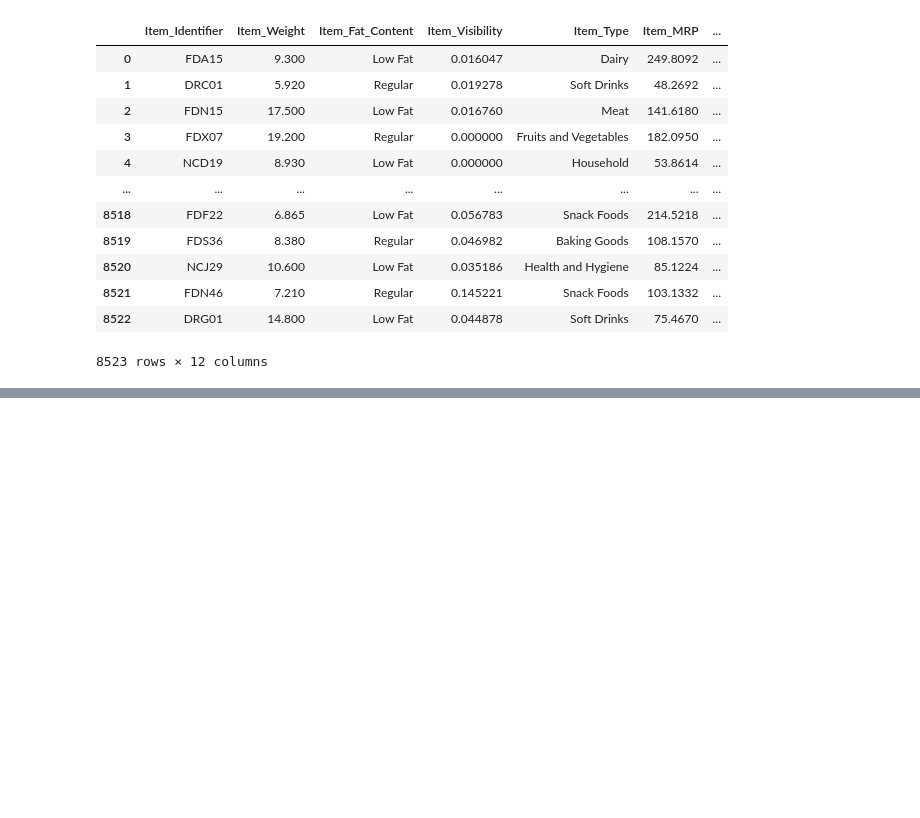
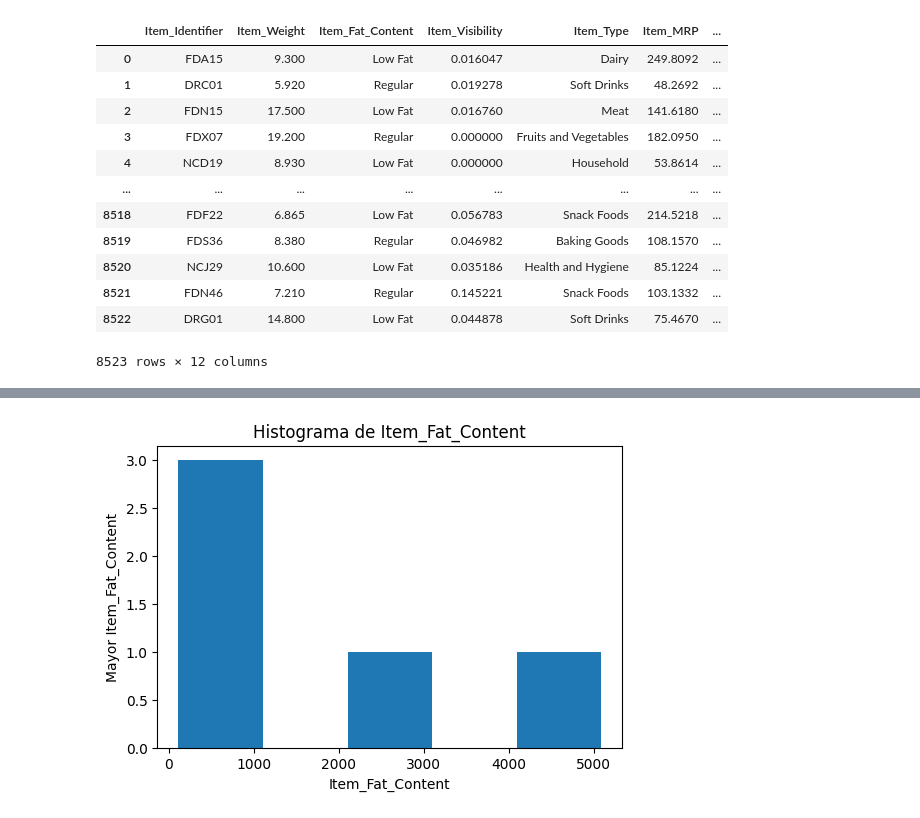
Before and after one commit to aabarzu/sales-predictions, a Jupyter notebook: salesPredictions.ipynb, the cells around one changed output, grey strips where cells are left out. Cells and saved outputs as stored; diff of their text form; code cells hidden in the pictures; blank space fills up the shorter version.

```diff
--- a/salesPredictions.ipynb
+++ b/salesPredictions.ipynb
@@ -30,0 +425,22 @@ Mounted at /content/drive
+# %%
+
+data_grafo = df.groupby(['Item_Fat_Content'])['Item_Fat_Content'].count()
+
+mu = 100 #media
+
+
+
+#datos histograma
+num_bins = 5 #casillas/divisiones del histograma
+fig1 = plt.figure(dpi=100)
+ax1 = fig1.add_subplot(1,1,1)
+
+ax1.hist(data_grafo, num_bins, )
+
+ax1.set_xlabel("Item_Fat_Content")
+ax1.set_ylabel("Mayor Item_Fat_Content")
+ax1.set_title("Histograma de Item_Fat_Content")
+
+plt.show()
+# %% [output]
+[figure, added]
```
Also changed, not shown: parts of 41 cells of this notebook.
